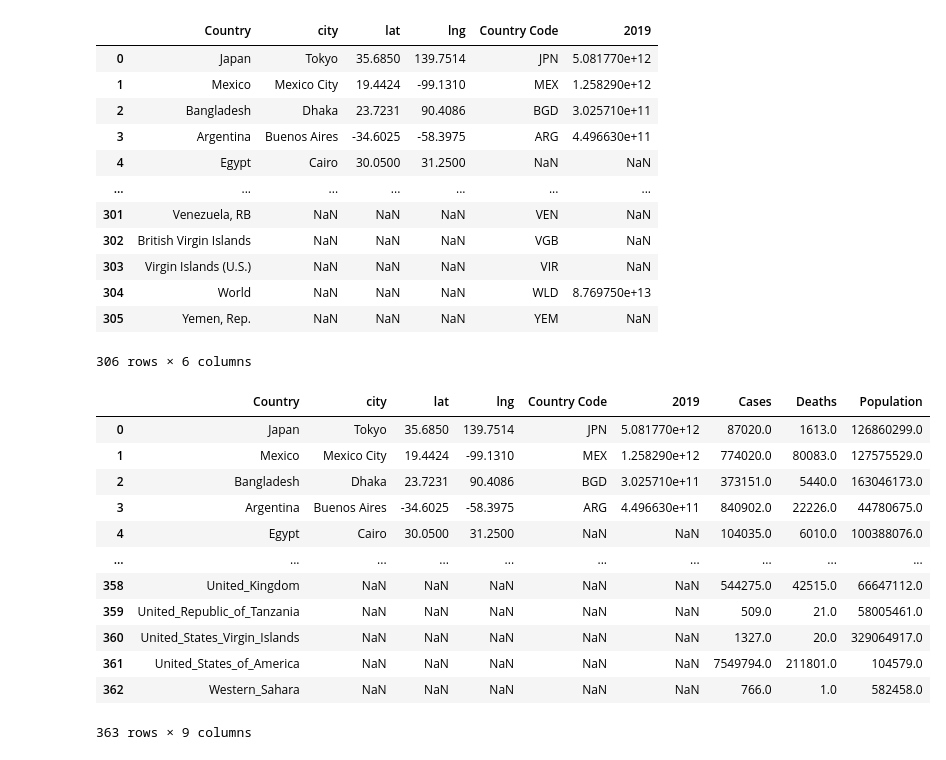
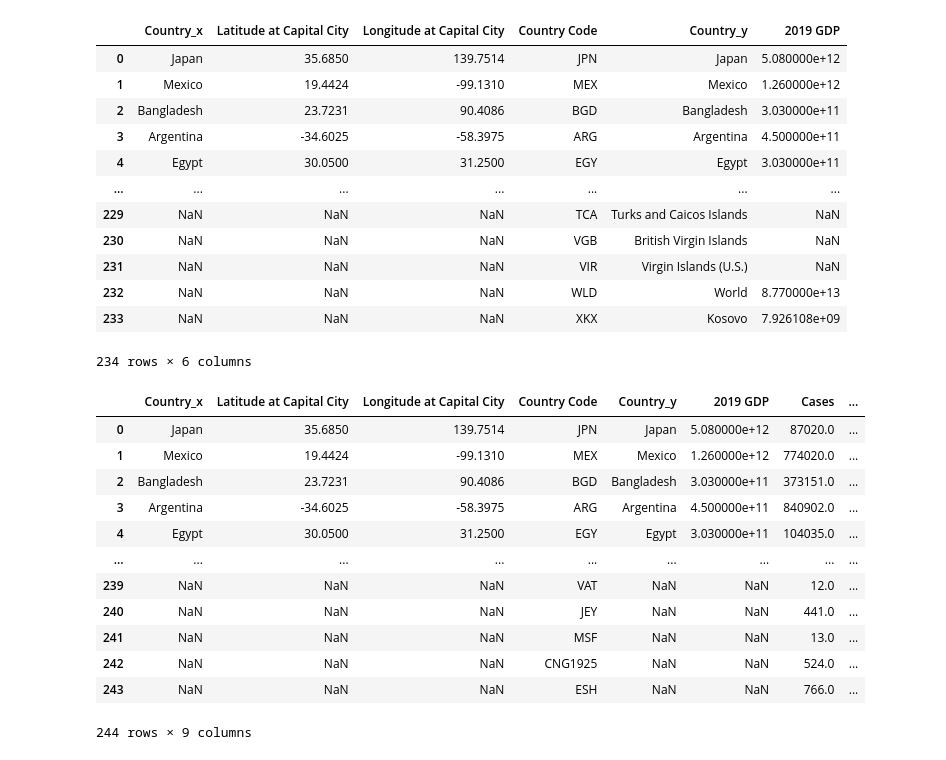
Before and after one commit to AustinRCole/COVID_Lat_GDP_analysis, a Jupyter notebook: Shay Main Draft.ipynb, the cells around one changed output. Cells and saved outputs as stored; diff of their text form; code cells hidden in the pictures.

Commit message:
cleaned and merged datasets

```diff
--- a/Shay Main Draft.ipynb
+++ b/Shay Main Draft.ipynb
@@ -15,6 +15,7 @@ GDP_data = pd.read_csv(GDP_path)
 cities_data = pd.read_csv(cities_path)
 # %%
 gdp_2019 = GDP_data[['Country Name', 'Country Code', '2019']]
-gdp_2019 = gdp_2019.rename(columns={'Country Name':'Country'})
+gdp_2019 = gdp_2019.rename(columns={'Country Name':'Country', '2019':'2019 GDP'})
+#gdp_2019.dropna(how='any')
 gdp_2019.set_index('Country')
 # %% [output]
@@ -35,5 +36,5 @@ gdp_2019.set_index('Country')
 # %%
-COVID_data = COVID_data[['dateRep', 'cases', 'deaths', 'Country', 'countryterritoryCode', 'popData2019' ]]
+COVID_data = COVID_data[['dateRep', 'cases', 'deaths', 'countriesAndTerritories', 'countryterritoryCode', 'popData2019' ]]
 COVID_data = COVID_data.rename(columns={"countriesAndTerritories": "Country"})
 COVID_data.set_index("Country")
 
@@ -43,11 +44,13 @@ covid_death_totals = covid_country_groups['deaths'].sum()
 covid_infection_totals = covid_country_groups['cases'].sum()
 covid_countries = COVID_data['Country'].unique()
 country_pops = COVID_data['popData2019'].unique()
+code = COVID_data['countryterritoryCode'].unique()
 
 cleaned_covid = pd.DataFrame({
     "Cases" : covid_infection_totals,
     "Deaths" : covid_death_totals,
     "Population" : country_pops,
+    "Country Code" : code
 })
 
 cleaned_covid.head()
@@ -62,8 +65,8 @@ cleaned_covid.head()
 # %%
-cities_data.head()
+
 cities_data.set_index('country')
 capitals = cities_data.loc[cities_data['capital'] == 'primary']
-capitals = capitals[['country', 'city', 'lat', 'lng']]
-capitals = capitals.rename(columns={'country':'Country'})
-capitals.set_index('Country')
+capitals = capitals[['country', 'lat', 'lng', 'iso3']]
+capitals = capitals.rename(columns={'country':'Country', 'iso3':'Country Code', 'lat':'Latitude at Capital City', 'lng':'Longitude at Capital City'})
+capitals
 # %% [output]
@@ -84,35 +86,35 @@ capitals.set_index('Country')
 # %%
-gdp_lat = pd.merge(capitals, gdp_2019, on='Country', how='outer')
+gdp_lat = pd.merge(capitals, gdp_2019, on='Country Code', how='outer')
 gdp_lat
 # %% [output]
-|  | Country | city | lat | lng | Country Code | 2019 |
-| 0 | Japan | Tokyo | 35.6850 | 139.7514 | JPN | 5.081770e+12 |
-| 1 | Mexico | Mexico City | 19.4424 | -99.1310 | MEX | 1.258290e+12 |
-| 2 | Bangladesh | Dhaka | 23.7231 | 90.4086 | BGD | 3.025710e+11 |
-| 3 | Argentina | Buenos Aires | -34.6025 | -58.3975 | ARG | 4.496630e+11 |
-| 4 | Egypt | Cairo | 30.0500 | 31.2500 | NaN | NaN |
+|  | Country_x | Latitude at Capital City | Longitude at Capital City | Country Code | Country_y | 2019 GDP |
+| 0 | Japan | 35.6850 | 139.7514 | JPN | Japan | 5.080000e+12 |
+| 1 | Mexico | 19.4424 | -99.1310 | MEX | Mexico | 1.260000e+12 |
+| 2 | Bangladesh | 23.7231 | 90.4086 | BGD | Bangladesh | 3.030000e+11 |
+| 3 | Argentina | -34.6025 | -58.3975 | ARG | Argentina | 4.500000e+11 |
+| 4 | Egypt | 30.0500 | 31.2500 | EGY | Egypt | 3.030000e+11 |
 | ... | ... | ... | ... | ... | ... | ... |
-| 301 | Venezuela, RB | NaN | NaN | NaN | VEN | NaN |
-| 302 | British Virgin Islands | NaN | NaN | NaN | VGB | NaN |
-| 303 | Virgin Islands (U.S.) | NaN | NaN | NaN | VIR | NaN |
-| 304 | World | NaN | NaN | NaN | WLD | 8.769750e+13 |
-| 305 | Yemen, Rep. | NaN | NaN | NaN | YEM | NaN |
+| 229 | NaN | NaN | NaN | TCA | Turks and Caicos Islands | NaN |
+| 230 | NaN | NaN | NaN | VGB | British Virgin Islands | NaN |
+| 231 | NaN | NaN | NaN | VIR | Virgin Islands (U.S.) | NaN |
+| 232 | NaN | NaN | NaN | WLD | World | 8.770000e+13 |
+| 233 | NaN | NaN | NaN | XKX | Kosovo | 7.926108e+09 |
-306 rows × 6 columns
+234 rows × 6 columns
 # %%
-merged = pd.merge(gdp_lat, cleaned_covid, on='Country', how='outer')
+merged = pd.merge(gdp_lat, cleaned_covid, on='Country Code', how='outer')
 merged
 # %% [output]
-|  | Country | city | lat | lng | Country Code | 2019 | Cases | Deaths | Population |
-| 0 | Japan | Tokyo | 35.6850 | 139.7514 | JPN | 5.081770e+12 | 87020.0 | 1613.0 | 126860299.0 |
-| 1 | Mexico | Mexico City | 19.4424 | -99.1310 | MEX | 1.258290e+12 | 774020.0 | 80083.0 | 127575529.0 |
-| 2 | Bangladesh | Dhaka | 23.7231 | 90.4086 | BGD | 3.025710e+11 | 373151.0 | 5440.0 | 163046173.0 |
-| 3 | Argentina | Buenos Aires | -34.6025 | -58.3975 | ARG | 4.496630e+11 | 840902.0 | 22226.0 | 44780675.0 |
-| 4 | Egypt | Cairo | 30.0500 | 31.2500 | NaN | NaN | 104035.0 | 6010.0 | 100388076.0 |
-| ... | ... | ... | ... | ... | ... | ... | ... | ... | ... |
-| 358 | United_Kingdom | NaN | NaN | NaN | NaN | NaN | 544275.0 | 42515.0 | 66647112.0 |
-| 359 | United_Republic_of_Tanzania | NaN | NaN | NaN | NaN | NaN | 509.0 | 21.0 | 58005461.0 |
-| 360 | United_States_Virgin_Islands | NaN | NaN | NaN | NaN | NaN | 1327.0 | 20.0 | 329064917.0 |
-| 361 | United_States_of_America | NaN | NaN | NaN | NaN | NaN | 7549794.0 | 211801.0 | 104579.0 |
-| 362 | Western_Sahara | NaN | NaN | NaN | NaN | NaN | 766.0 | 1.0 | 582458.0 |
+|  | Country_x | Latitude at Capital City | Longitude at Capital City | Country Code | Country_y | 2019 GDP | Cases | ... |
+| 0 | Japan | 35.6850 | 139.7514 | JPN | Japan | 5.080000e+12 | 87020.0 | ... |
+| 1 | Mexico | 19.4424 | -99.1310 | MEX | Mexico | 1.260000e+12 | 774020.0 | ... |
+| 2 | Bangladesh | 23.7231 | 90.4086 | BGD | Bangladesh | 3.030000e+11 | 373151.0 | ... |
+| 3 | Argentina | -34.6025 | -58.3975 | ARG | Argentina | 4.500000e+11 | 840902.0 | ... |
+| 4 | Egypt | 30.0500 | 31.2500 | EGY | Egypt | 3.030000e+11 | 104035.0 | ... |
+| ... | ... | ... | ... | ... | ... | ... | ... | ... |
+| 239 | NaN | NaN | NaN | VAT | NaN | NaN | 12.0 | ... |
+| 240 | NaN | NaN | NaN | JEY | NaN | NaN | 441.0 | ... |
+| 241 | NaN | NaN | NaN | MSF | NaN | NaN | 13.0 | ... |
+| 242 | NaN | NaN | NaN | CNG1925 | NaN | NaN | 524.0 | ... |
+| 243 | NaN | NaN | NaN | ESH | NaN | NaN | 766.0 | ... |
-363 rows × 9 columns
+244 rows × 9 columns
 # %%
```
Also changed, not shown: parts of 7 cells of this notebook, 1 other file.
